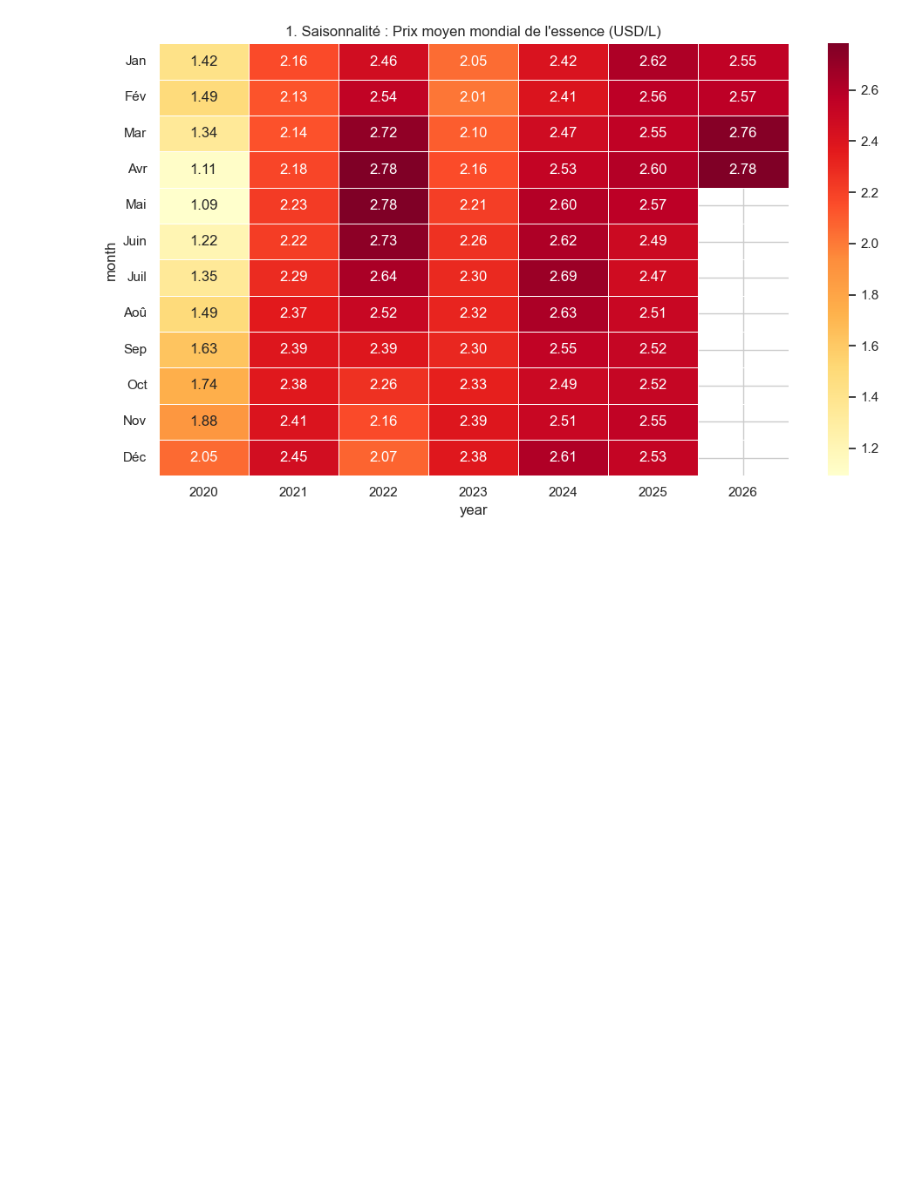
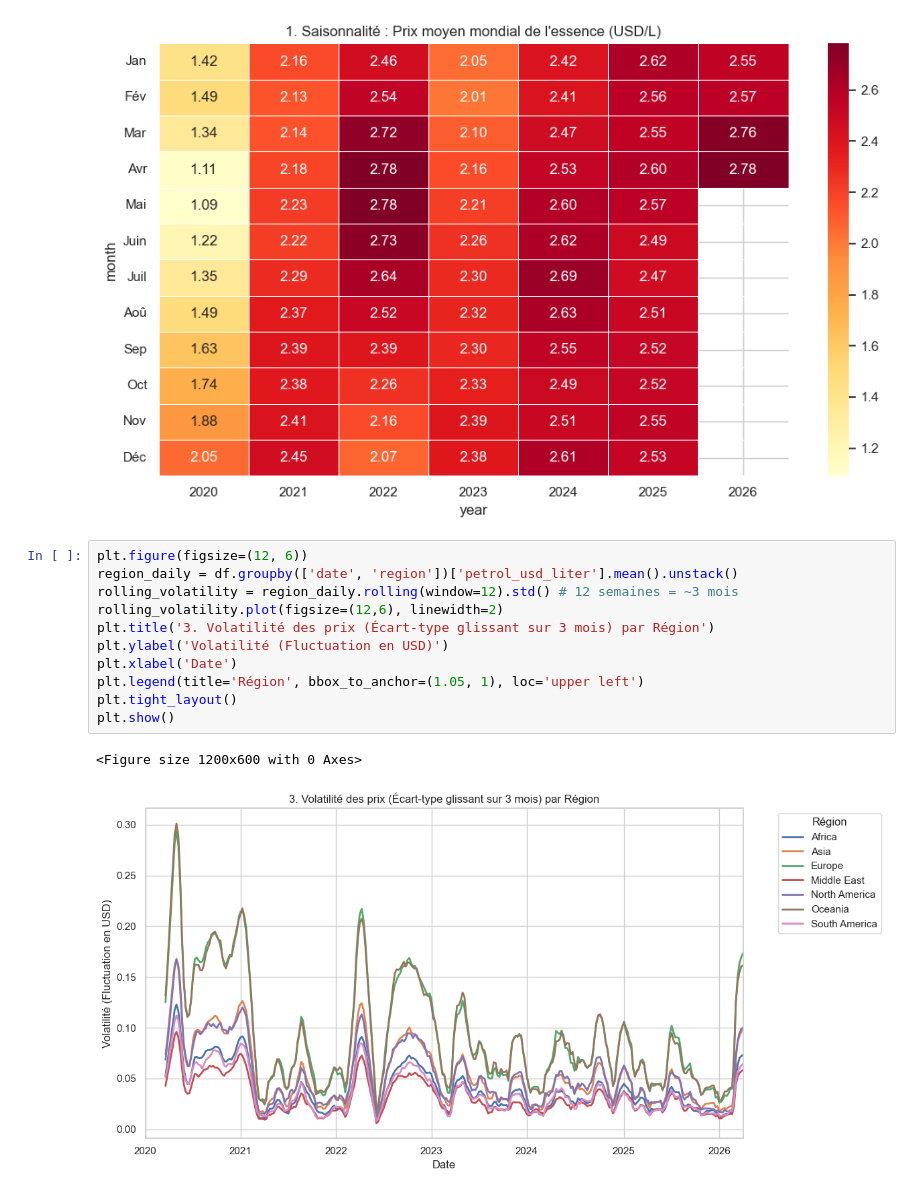
Before and after one commit to Lakony34/Analysis-Fuel-Price, a Jupyter notebook: code.ipynb, the cells around one changed output. Drawn from its saved outputs; the diff is of its cells as text; blank space fills up the shorter version.

Commit message:
Added a new graph and associated code for fuel price volatility

```diff
--- a/code.ipynb
+++ b/code.ipynb
@@ -69,3 +69,17 @@ plt.tight_layout()
 plt.show()
 # %% [output]
 [figure]
+# %%
+plt.figure(figsize=(12, 6))
+region_daily = df.groupby(['date', 'region'])['petrol_usd_liter'].mean().unstack()
+rolling_volatility = region_daily.rolling(window=12).std() # 12 semaines = ~3 mois
+rolling_volatility.plot(figsize=(12,6), linewidth=2)
+plt.title('3. Volatilité des prix (Écart-type glissant sur 3 mois) par Région')
+plt.ylabel('Volatilité (Fluctuation en USD)')
+plt.xlabel('Date')
+plt.legend(title='Région', bbox_to_anchor=(1.05, 1), loc='upper left')
+plt.tight_layout()
+plt.show()
+# %% [output]
+<Figure size 1200x600 with 0 Axes>
+[figure, added]
```
